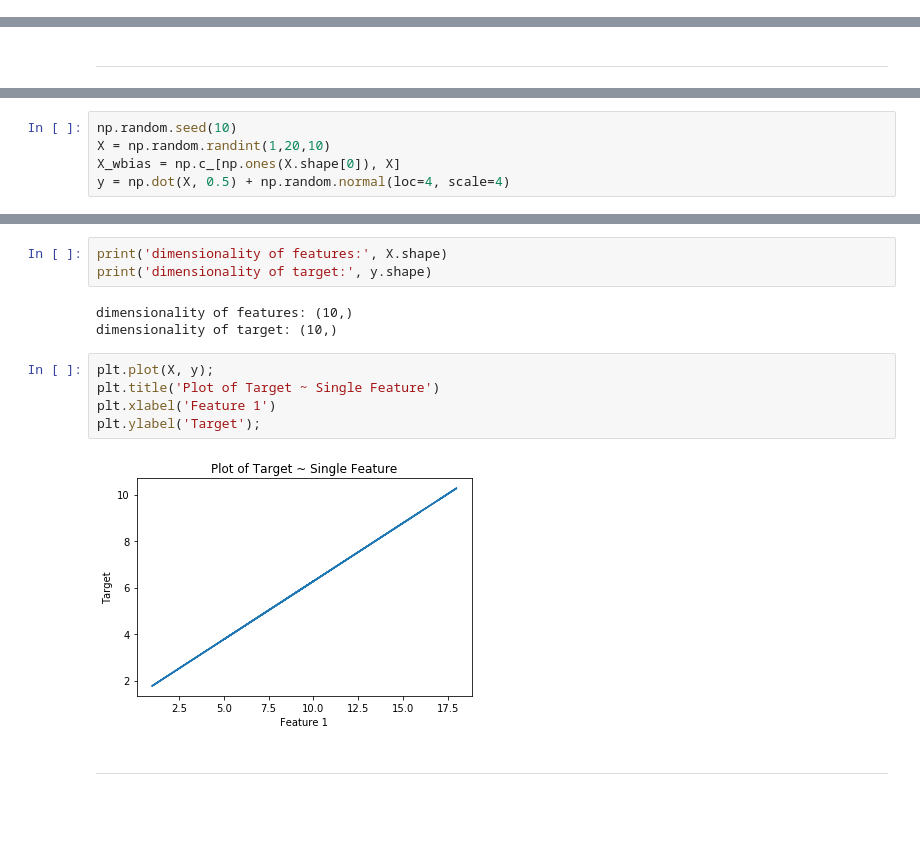
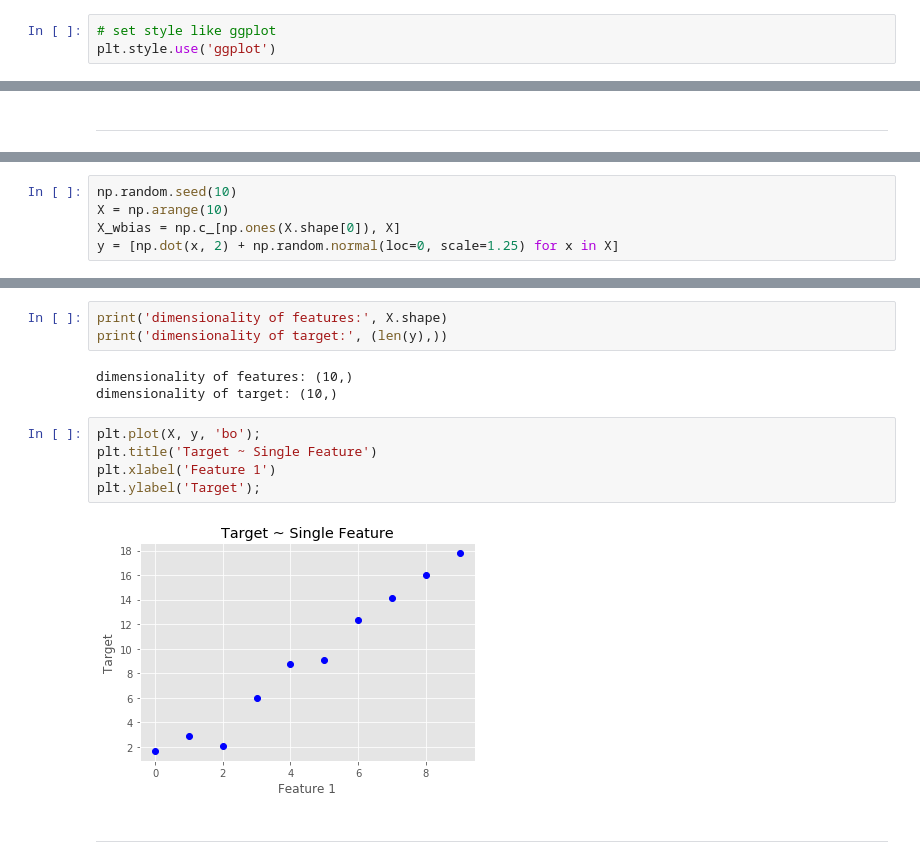
Before and after one commit to dziganto/Data_Science_Fundamentals, a Jupyter notebook: Linear_Regression_&_Intro_to_GD.ipynb, the cells around one changed output, grey strips where cells are left out. Drawn from its saved outputs; the diff is of its cells as text; blank space fills up the shorter version.

```diff
--- a/Linear_Regression_&_Intro_to_GD.ipynb
+++ b/Linear_Regression_&_Intro_to_GD.ipynb
@@ -13,3 +14,6 @@ from scipy.linalg import lstsq
+# %%
+# set style like ggplot
+plt.style.use('ggplot')
 # %% [markdown]
 ## Version Numbers
 # %%
@@ -34,5 +38,5 @@ Sklearn Version: 0.19.0
 # %%
 np.random.seed(10)
-X = np.random.randint(1,20,10)
+X = np.arange(10)
 X_wbias = np.c_[np.ones(X.shape[0]), X]
-y = np.dot(X, 0.5) + np.random.normal(loc=4, scale=4)
+y = [np.dot(x, 2) + np.random.normal(loc=0, scale=1.25) for x in X]
@@ -61,16 +77,16 @@ array([  6.2715046,   3.7715046,   9.2715046,   1.7715046,  10.2715046,
 # %%
 print('dimensionality of features:', X.shape)
-print('dimensionality of target:', y.shape)
+print('dimensionality of target:', (len(y),))
 # %% [output]
 dimensionality of features: (10,)
 dimensionality of target: (10,)
 # %%
-plt.plot(X, y);
-plt.title('Plot of Target ~ Single Feature')
+plt.plot(X, y, 'bo');
+plt.title('Target ~ Single Feature')
 plt.xlabel('Feature 1')
 plt.ylabel('Target');
 # %% [output]
-[figure, old version]
+[figure, new version]
 # %% [markdown]
 ---
 # %% [markdown]
```
Also changed, not shown: parts of 36 cells of this notebook.
